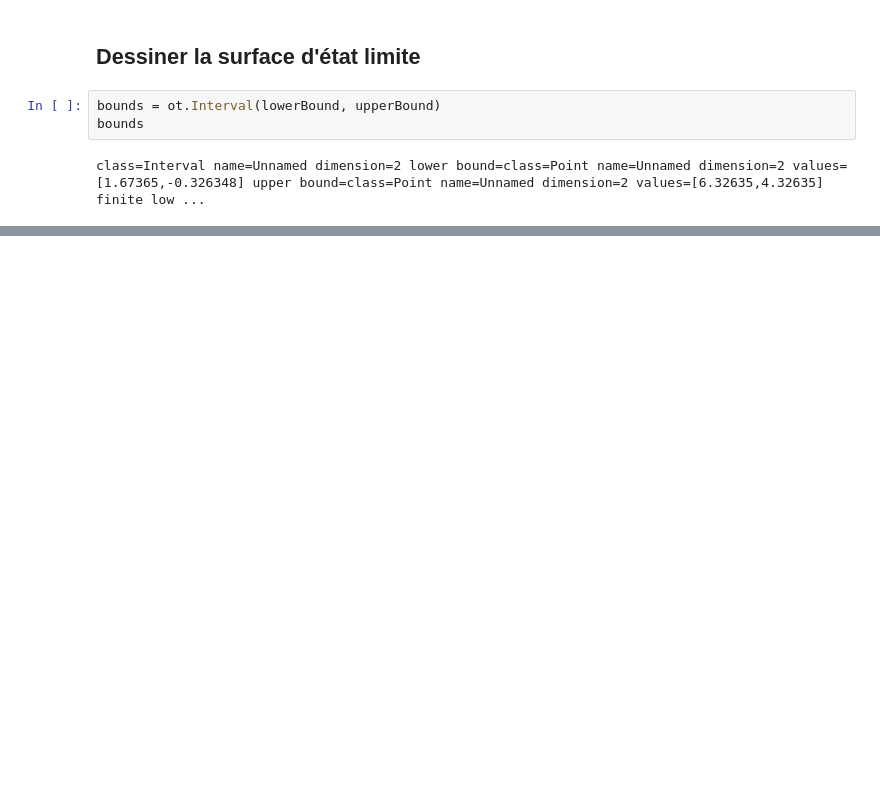
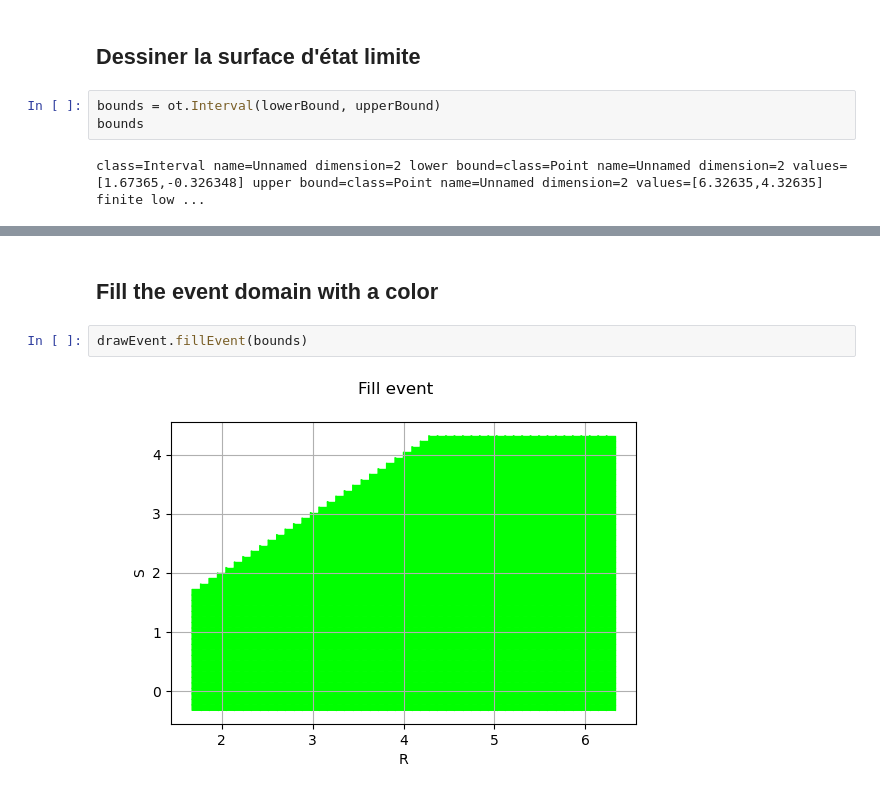
Before and after one commit to openturns/otbenchmark, a Jupyter notebook: examples/Cas-R-S-crosscut.ipynb, the cells around one changed output, grey strips where cells are left out. Drawn from its saved outputs; the diff is of its cells as text; blank space fills up the shorter version.

```diff
--- a/examples/Cas-R-S-crosscut.ipynb
+++ b/examples/Cas-R-S-crosscut.ipynb
@@ -167,0 +69,6 @@ graph
+# %% [markdown]
+## Fill the event domain with a color
+# %%
+drawEvent.fillEvent(bounds)
+# %% [output]
+[figure, added]
```
Also changed, not shown: parts of 30 cells of this notebook, 5 other files.
